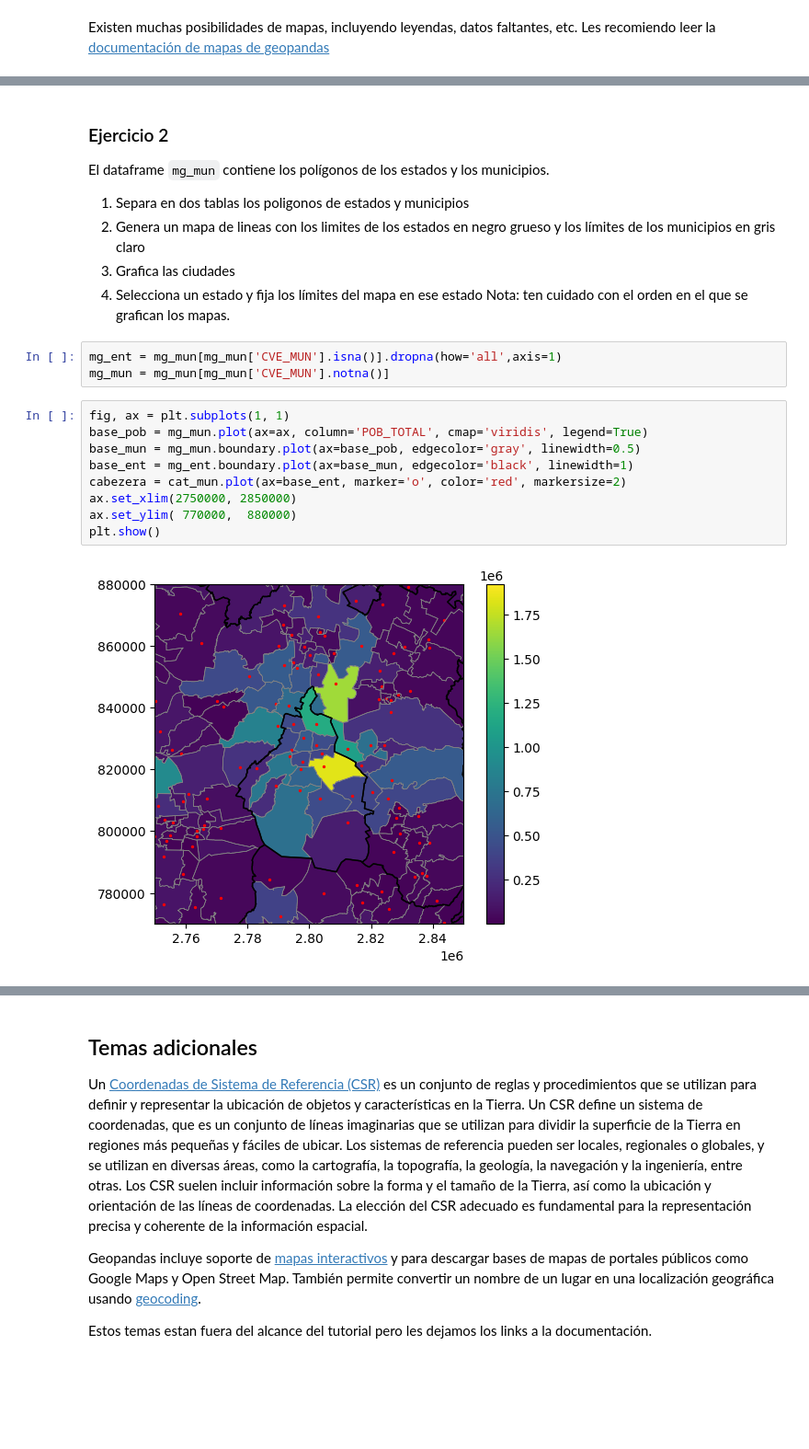
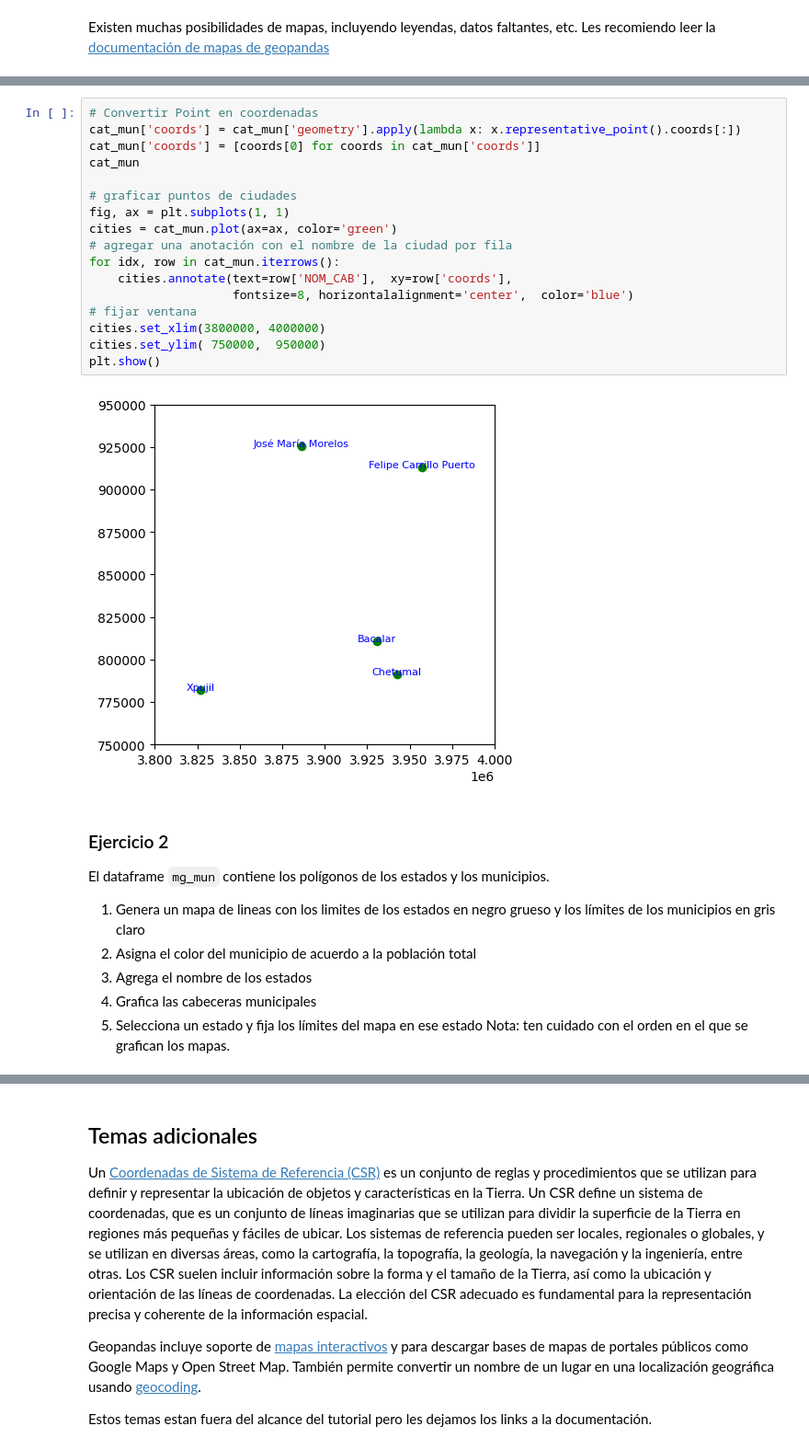
Before and after one commit to mar-esther23/CursoPandas2023, a Jupyter notebook: CPB_Mapas.ipynb, the cells around one changed output, grey strips where cells are left out. Shown at 92% size. Drawn from its saved outputs; the diff is of its cells as text; blank space fills up the shorter version.

Commit message:
Etiquetas para mapas

```diff
--- a/CPB_Mapas.ipynb
+++ b/CPB_Mapas.ipynb
@@ -267,23 +271,29 @@ Existen muchas posibilidades de mapas, incluyendo leyendas, datos faltantes, etc
+# %%
+# Convertir Point en coordenadas
+cat_mun['coords'] = cat_mun['geometry'].apply(lambda x: x.representative_point().coords[:])
+cat_mun['coords'] = [coords[0] for coords in cat_mun['coords']]
+cat_mun
+
+# graficar puntos de ciudades
+fig, ax = plt.subplots(1, 1)
+cities = cat_mun.plot(ax=ax, color='green')
+# agregar una anotación con el nombre de la ciudad por fila
+for idx, row in cat_mun.iterrows():
+    cities.annotate(text=row['NOM_CAB'],  xy=row['coords'],
+                    fontsize=8, horizontalalignment='center',  color='blue')
+# fijar ventana
+cities.set_xlim(3800000, 4000000)
+cities.set_ylim( 750000,  950000)
+plt.show()
+# %% [output]
+[figure, added]
 # %% [markdown]
 ### Ejercicio 2
 
 El dataframe `mg_mun` contiene los polígonos de los estados y los municipios.
-1. Separa en dos tablas los poligonos de estados y municipios
-2. Genera un mapa de lineas con los limites de los estados en negro grueso y los límites de los municipios en gris claro
-3. Grafica las ciudades
-4. Selecciona un estado y fija los límites del mapa en ese estado
+1. Genera un mapa de lineas con los limites de los estados en negro grueso y los límites de los municipios en gris claro
+2. Asigna el color del municipio de acuerdo a la población total
+3. Agrega el nombre de los estados
+4. Grafica las cabeceras municipales
+5. Selecciona un estado y fija los límites del mapa en ese estado
 Nota: ten cuidado con el orden en el que se grafican los mapas.
-# %%
-mg_ent = mg_mun[mg_mun['CVE_MUN'].isna()].dropna(how='all',axis=1)
-mg_mun = mg_mun[mg_mun['CVE_MUN'].notna()]
-# %%
-fig, ax = plt.subplots(1, 1)
-base_pob = mg_mun.plot(ax=ax, column='POB_TOTAL', cmap='viridis', legend=True)
-base_mun = mg_mun.boundary.plot(ax=base_pob, edgecolor='gray', linewidth=0.5)
-base_ent = mg_ent.boundary.plot(ax=base_mun, edgecolor='black', linewidth=1)
-cabezera = cat_mun.plot(ax=base_ent, marker='o', color='red', markersize=2)
-ax.set_xlim(2750000, 2850000)
-ax.set_ylim( 770000,  880000)
-plt.show()
-# %% [output]
-[figure, removed]
```
Also changed, not shown: parts of 4 cells of this notebook.
